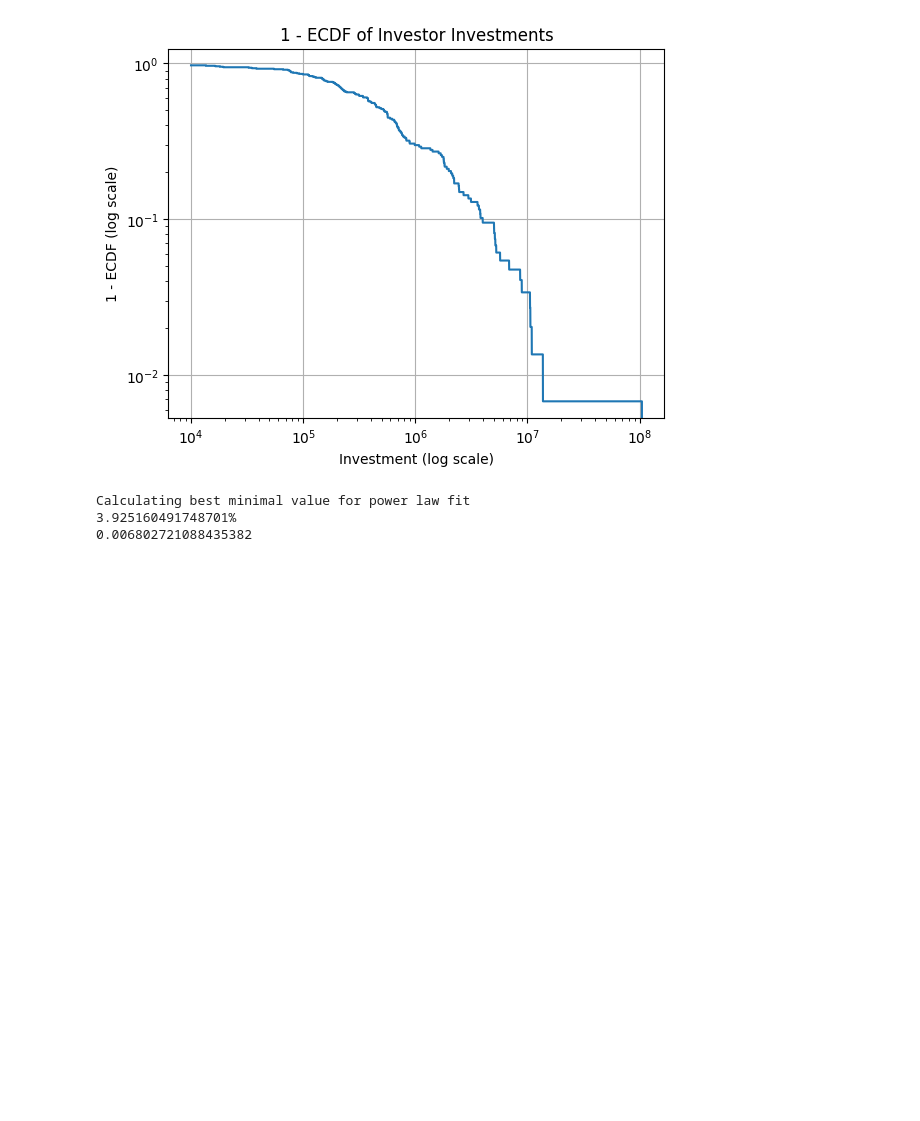
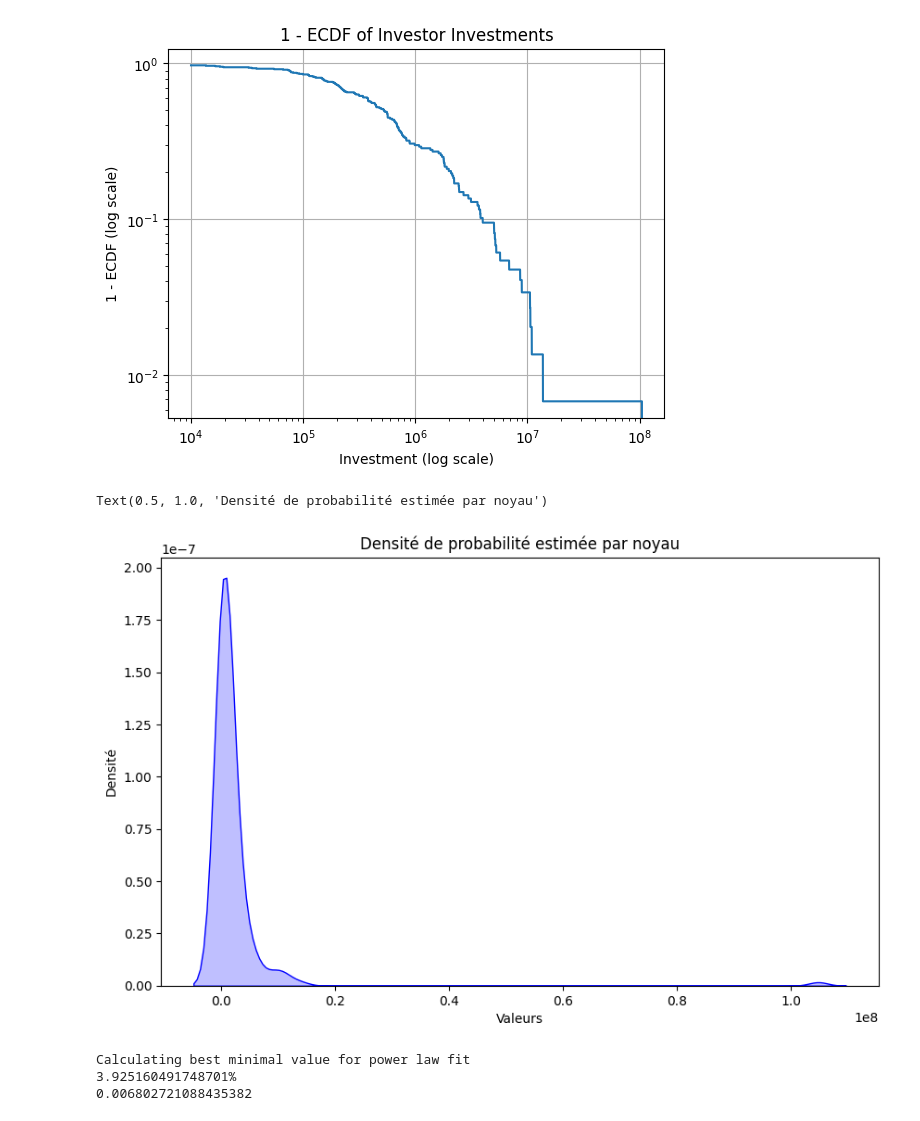
Before and after one commit to GhilesKemiche/ABM-Calibration, a Jupyter notebook: behaviour.ipynb, the cells around one changed output. Drawn from its saved outputs; the diff is of its cells as text; code cells hidden in the pictures; blank space fills up the shorter version.

```diff
--- a/behaviour.ipynb
+++ b/behaviour.ipynb
@@ -46,6 +46,18 @@ plt.grid(True)
 plt.show()
 # %% [output]
 [figure]
+# %%
+import seaborn as sns
+plt.figure(figsize=(10, 6))
+sns.kdeplot(M.iloc[:,1], fill=True, color='blue', bw_adjust=0.5)
+
+# Ajouter des labels et un titre
+plt.xlabel('Valeurs')
+plt.ylabel('Densité')
+plt.title('Densité de probabilité estimée par noyau')
+# %% [output]
+Text(0.5, 1.0, 'Densité de probabilité estimée par noyau')
+[figure, added]
 # %%
 import powerlaw
 # %%
```
Also changed, not shown: parts of 4 cells of this notebook.
